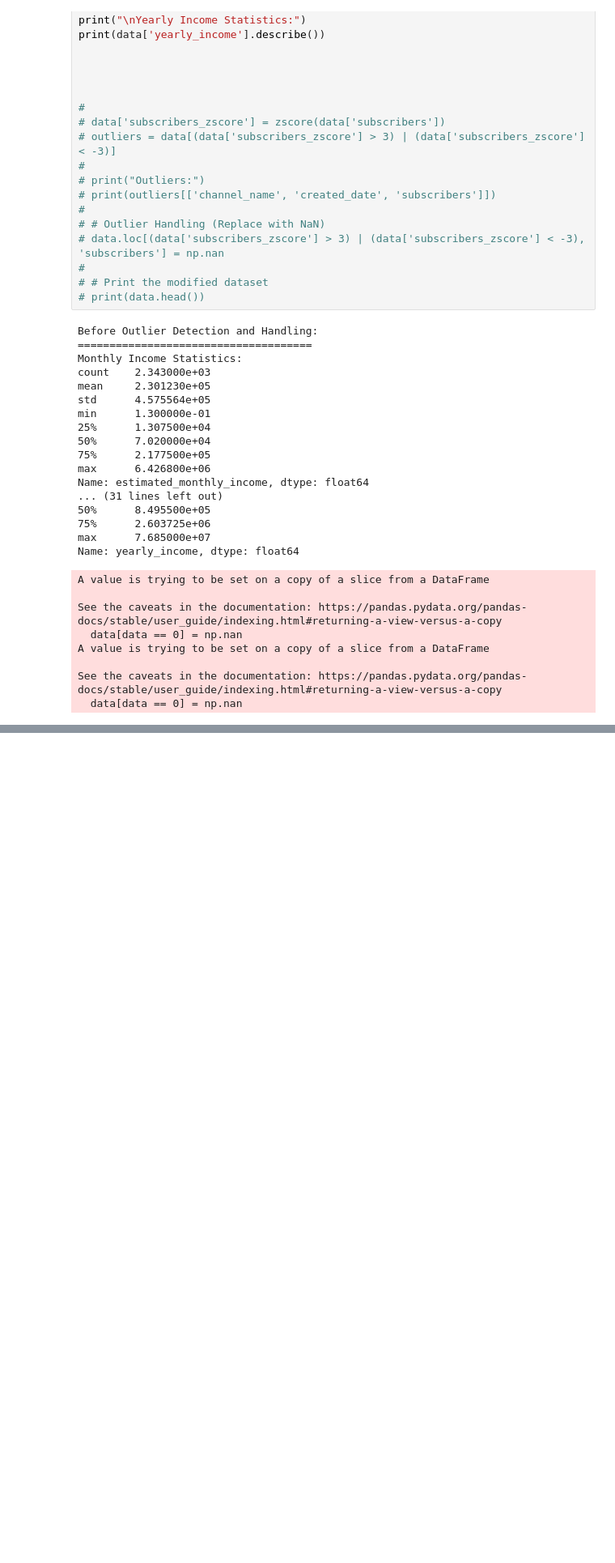
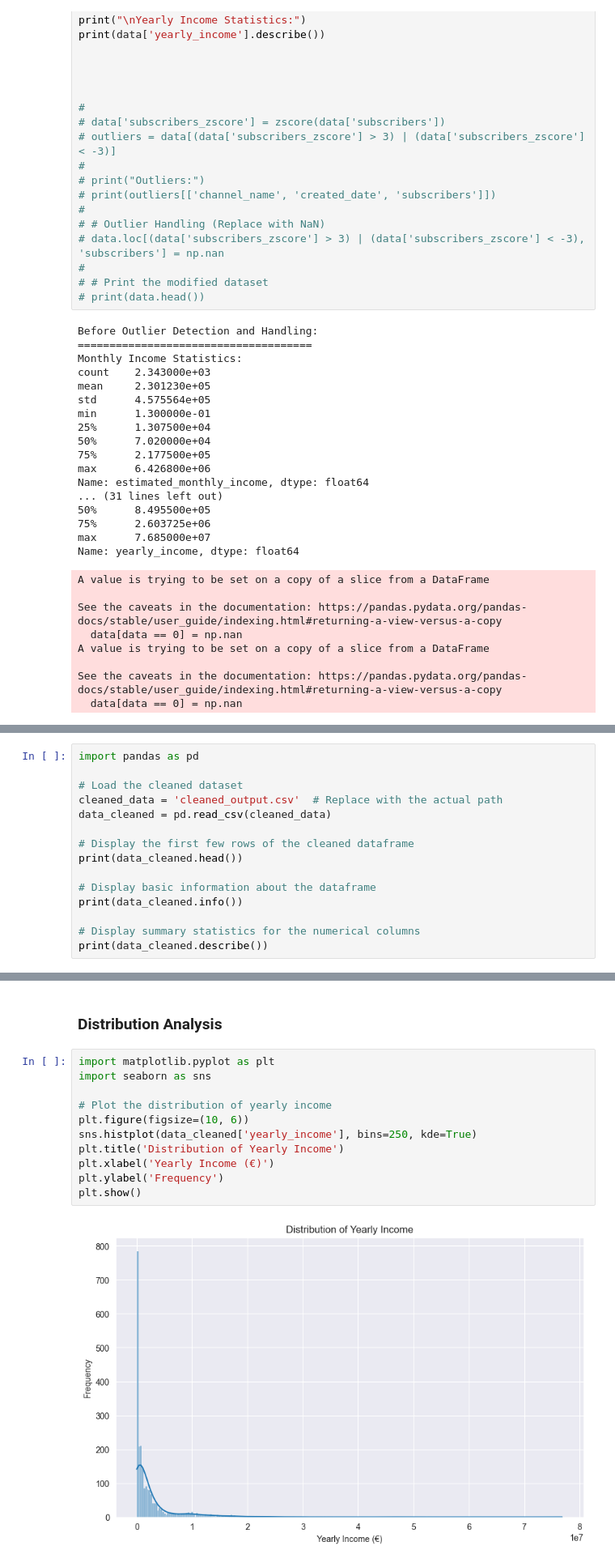
Before and after one commit to amirZZZkiller/DS-Course-Projects, a Jupyter notebook: Pr01/Pr01.ipynb, the cells around one changed output, grey strips where cells are left out. Shown at 81% size. Drawn from its saved outputs; the diff is of its cells as text; blank space fills up the shorter version.

Commit message:
add EDA plots

```diff
--- a/Pr01/Pr01.ipynb
+++ b/Pr01/Pr01.ipynb
@@ -399,0 +199,15 @@ Modified dataset after outlier handling:
+# %%
+import pandas as pd
+
+# Load the cleaned dataset
+cleaned_data = 'cleaned_output.csv'  # Replace with the actual path
+data_cleaned = pd.read_csv(cleaned_data)
+
+# Display the first few rows of the cleaned dataframe
+print(data_cleaned.head())
+
+# Display basic information about the dataframe
+print(data_cleaned.info())
+
+# Display summary statistics for the numerical columns
+print(data_cleaned.describe())
@@ -399,0 +232,15 @@ Modified dataset after outlier handling:
+# %% [markdown]
+### Distribution Analysis
+# %%
+import matplotlib.pyplot as plt
+import seaborn as sns
+
+# Plot the distribution of yearly income
+plt.figure(figsize=(10, 6))
+sns.histplot(data_cleaned['yearly_income'], bins=250, kde=True)
+plt.title('Distribution of Yearly Income')
+plt.xlabel('Yearly Income (€)')
+plt.ylabel('Frequency')
+plt.show()
+# %% [output]
+[figure, added]
```
Also changed, not shown: parts of 22 cells of this notebook, 2 other files.
